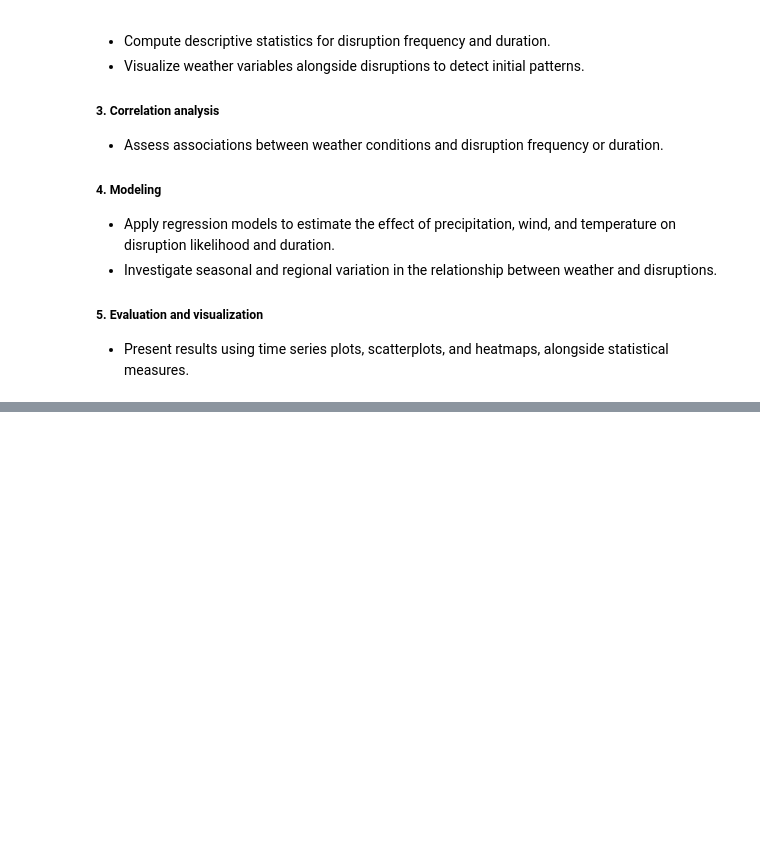
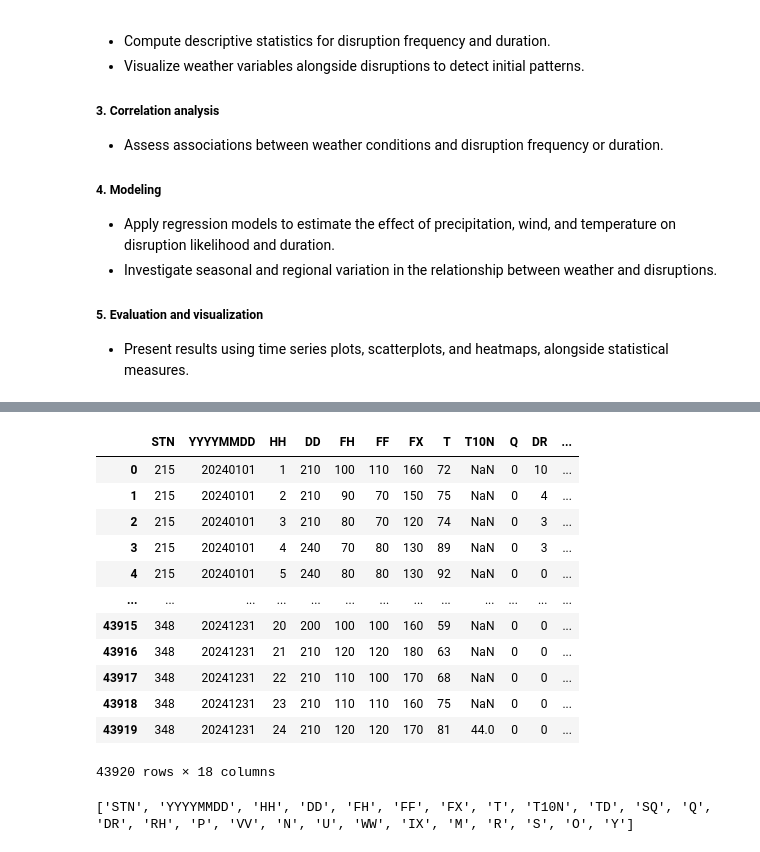
Before and after one commit to Tjerko2002/TIL-groepje-1, a Jupyter notebook: Project_Group_1.ipynb, the cells around one changed output, grey strips where cells are left out. Cells and saved outputs as stored; diff of their text form; code cells hidden in the pictures; blank space fills up the shorter version.

```diff
--- a/Project_Group_1.ipynb
+++ b/Project_Group_1.ipynb
@@ -130,0 +286,20 @@ The weather dataset consists of hourly data that is reported for a total of XXX
+# %%
+pd.read_parquet('data/df_weather_5_stations.parquet')
+# %% [output]
+|  | STN | YYYYMMDD | HH | DD | FH | FF | FX | T | T10N | Q | DR | ... |
+| 0 | 215 | 20240101 | 1 | 210 | 100 | 110 | 160 | 72 | NaN | 0 | 10 | ... |
+| 1 | 215 | 20240101 | 2 | 210 | 90 | 70 | 150 | 75 | NaN | 0 | 4 | ... |
+| 2 | 215 | 20240101 | 3 | 210 | 80 | 70 | 120 | 74 | NaN | 0 | 3 | ... |
+| 3 | 215 | 20240101 | 4 | 240 | 70 | 80 | 130 | 89 | NaN | 0 | 3 | ... |
+| 4 | 215 | 20240101 | 5 | 240 | 80 | 80 | 130 | 92 | NaN | 0 | 0 | ... |
+| ... | ... | ... | ... | ... | ... | ... | ... | ... | ... | ... | ... | ... |
+| 43915 | 348 | 20241231 | 20 | 200 | 100 | 100 | 160 | 59 | NaN | 0 | 0 | ... |
+| 43916 | 348 | 20241231 | 21 | 210 | 120 | 120 | 180 | 63 | NaN | 0 | 0 | ... |
+| 43917 | 348 | 20241231 | 22 | 210 | 110 | 100 | 170 | 68 | NaN | 0 | 0 | ... |
+| 43918 | 348 | 20241231 | 23 | 210 | 110 | 110 | 160 | 75 | NaN | 0 | 0 | ... |
+| 43919 | 348 | 20241231 | 24 | 210 | 120 | 120 | 170 | 81 | 44.0 | 0 | 0 | ... |
+43920 rows × 18 columns
+# %%
+print(df_weather.columns.tolist())
+# %% [output]
+['STN', 'YYYYMMDD', 'HH', 'DD', 'FH', 'FF', 'FX', 'T', 'T10N', 'TD', 'SQ', 'Q', 'DR', 'RH', 'P', 'VV', 'N', 'U', 'WW', 'IX', 'M', 'R', 'S', 'O', 'Y']
```
Also changed, not shown: parts of 14 cells of this notebook.
